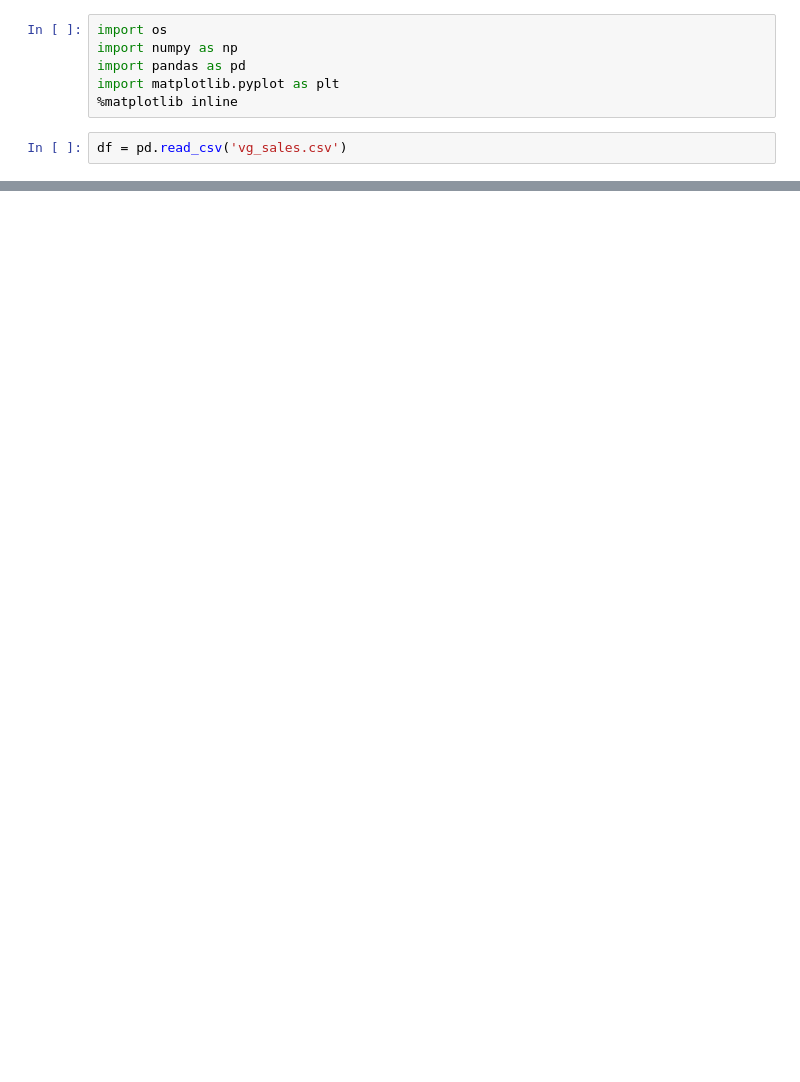
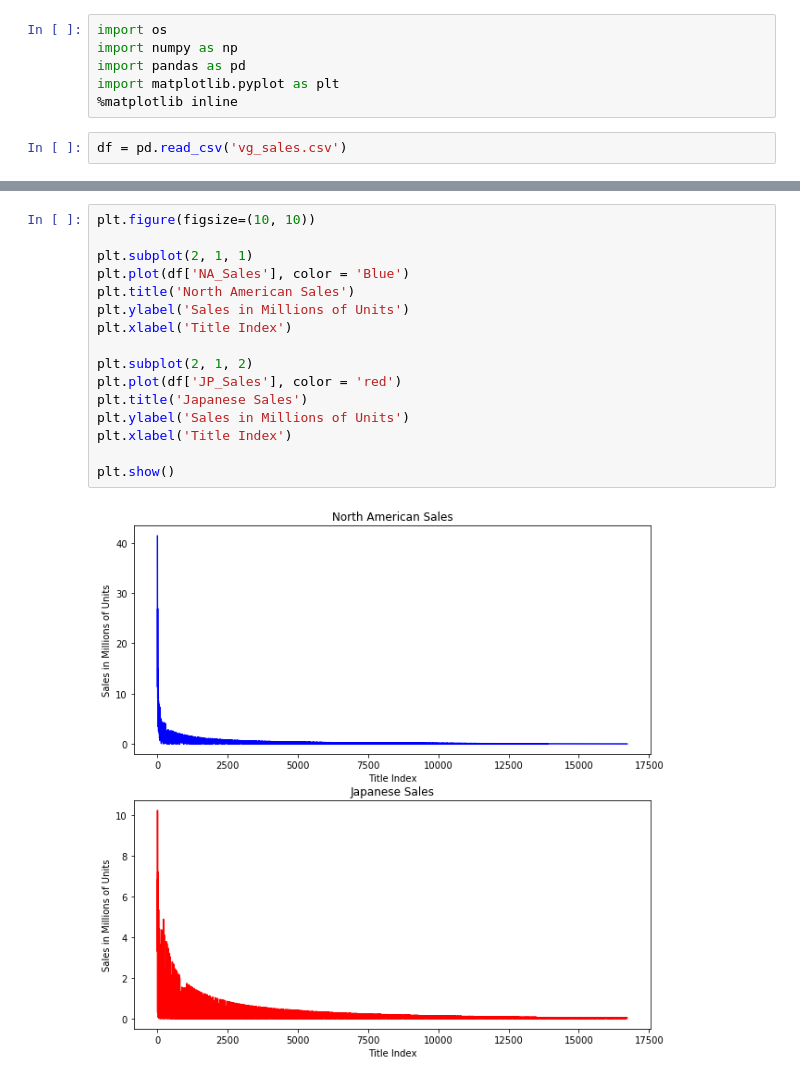
Before and after one commit to lukemlj/VideoGameData, a Jupyter notebook: Video Game Data.ipynb, the cells around one changed output, grey strips where cells are left out. Saved outputs shown, nothing was run; the diff lists cells and outputs as text; blank space fills up the shorter version.

```diff
--- a/Video Game Data.ipynb
+++ b/Video Game Data.ipynb
@@ -17,0 +65,18 @@ df.head()
+# %%
+plt.figure(figsize=(10, 10))
+
+plt.subplot(2, 1, 1)
+plt.plot(df['NA_Sales'], color = 'Blue')
+plt.title('North American Sales')
+plt.ylabel('Sales in Millions of Units')
+plt.xlabel('Title Index')
+
+plt.subplot(2, 1, 2)
+plt.plot(df['JP_Sales'], color = 'red')
+plt.title('Japanese Sales')
+plt.ylabel('Sales in Millions of Units')
+plt.xlabel('Title Index')
+
+plt.show()
+# %% [output]
+[figure, added]
```
Also changed, not shown: parts of 9 cells of this notebook.
